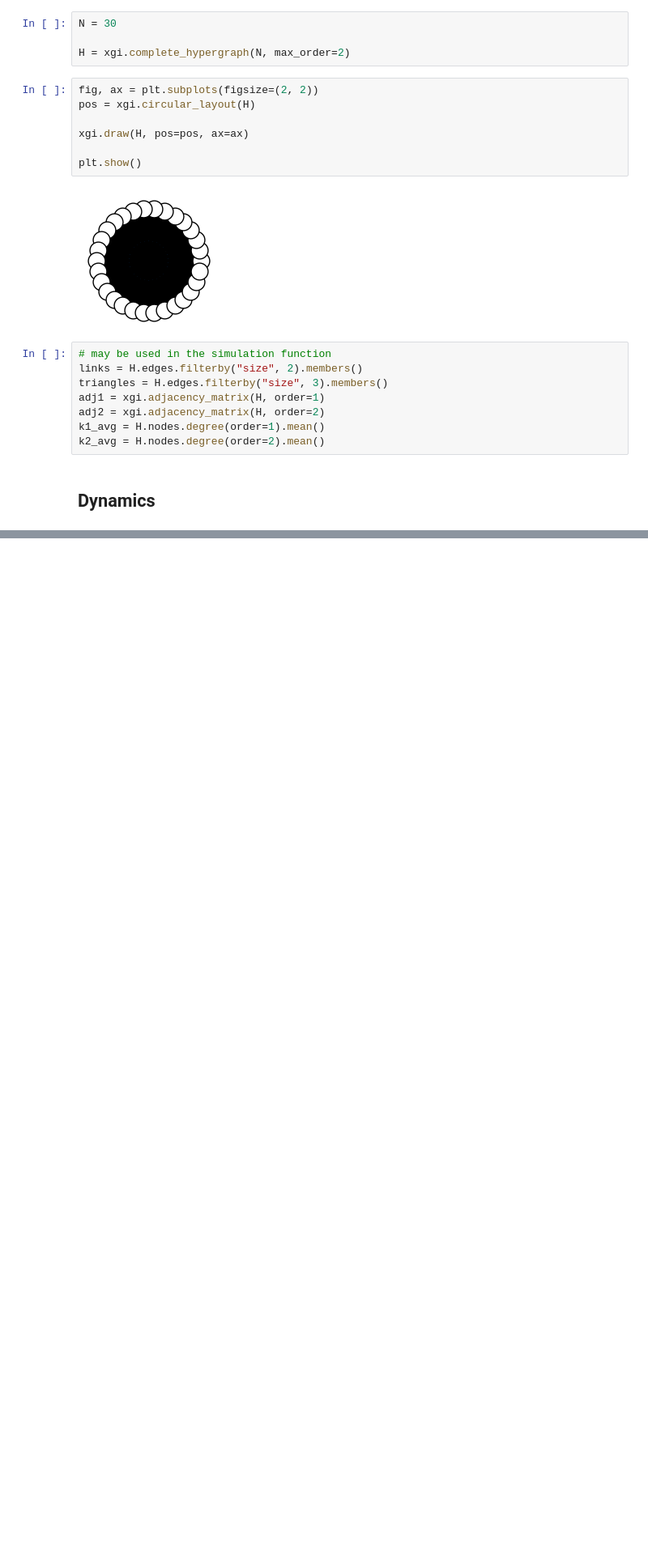
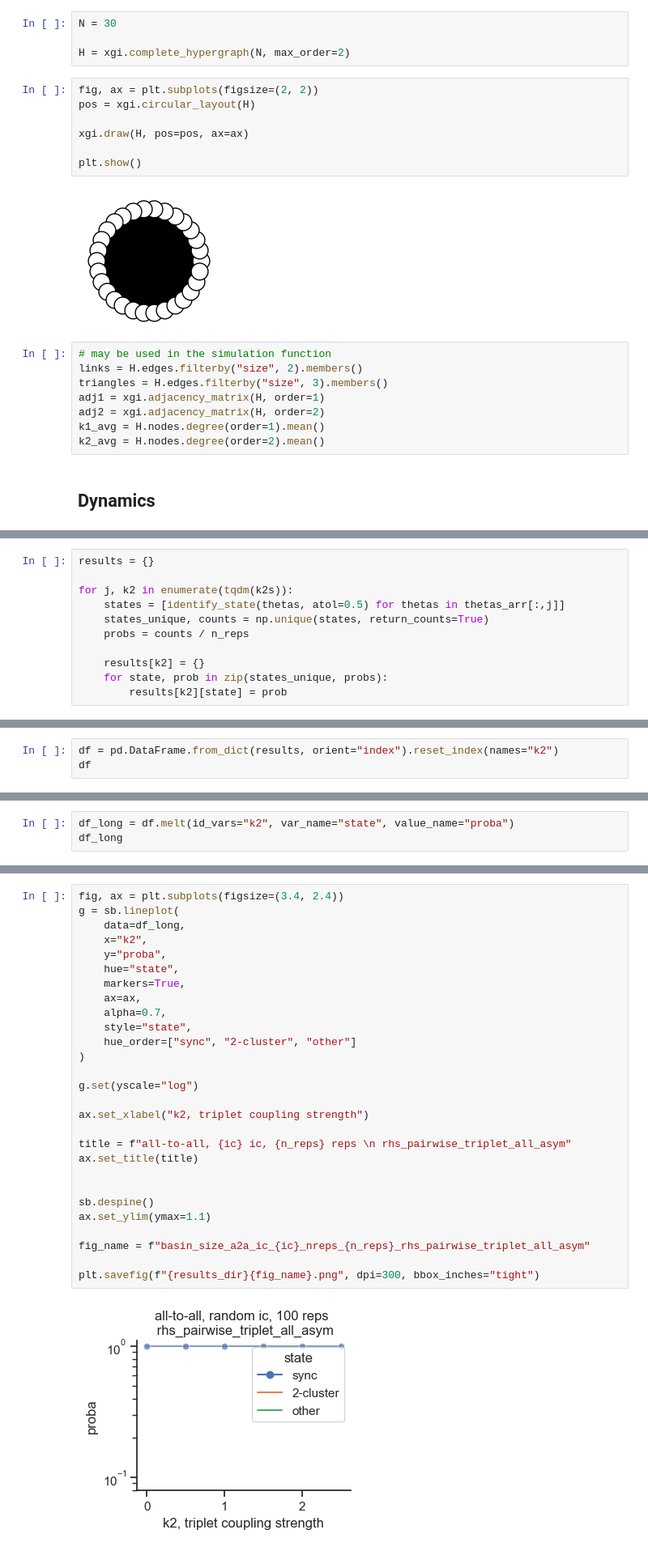
Before and after one commit to maximelucas/basins_and_triangles, a Jupyter notebook: notebooks/all-to-all.ipynb, the cells around one changed output, grey strips where cells are left out. Shown at 81% size. Saved outputs shown, nothing was run; the diff lists cells and outputs as text; blank space fills up the shorter version.

```diff
--- a/notebooks/all-to-all.ipynb
+++ b/notebooks/all-to-all.ipynb
@@ -199,0 +253,11 @@ n
+# %%
+results = {}
+
+for j, k2 in enumerate(tqdm(k2s)):
+    states = [identify_state(thetas, atol=0.5) for thetas in thetas_arr[:,j]]
+    states_unique, counts = np.unique(states, return_counts=True)
+    probs = counts / n_reps
+
+    results[k2] = {}
+    for state, prob in zip(states_unique, probs):
+        results[k2][state] = prob
@@ -199,0 +275,3 @@ n
+# %%
+df = pd.DataFrame.from_dict(results, orient="index").reset_index(names="k2")
+df
@@ -199,0 +286,3 @@ n
+# %%
+df_long = df.melt(id_vars="k2", var_name="state", value_name="proba")
+df_long
@@ -199,0 +297,30 @@ n
+# %%
+fig, ax = plt.subplots(figsize=(3.4, 2.4))
+g = sb.lineplot(
+    data=df_long,
+    x="k2",
+    y="proba",
+    hue="state",
+    markers=True,
+    ax=ax,
+    alpha=0.7,
+    style="state",
+    hue_order=["sync", "2-cluster", "other"]
+)
+
+g.set(yscale="log")
+
+ax.set_xlabel("k2, triplet coupling strength")
+
+title = f"all-to-all, {ic} ic, {n_reps} reps \n rhs_pairwise_triplet_all_asym"
+ax.set_title(title)
+
+
+sb.despine()
+ax.set_ylim(ymax=1.1)
+
+fig_name = f"basin_size_a2a_ic_{ic}_nreps_{n_reps}_rhs_pairwise_triplet_all_asym"
+
+plt.savefig(f"{results_dir}{fig_name}.png", dpi=300, bbox_inches="tight")
+# %% [output]
+[figure, added]
```
Also changed, not shown: parts of 21 cells of this notebook, 6 other files.
